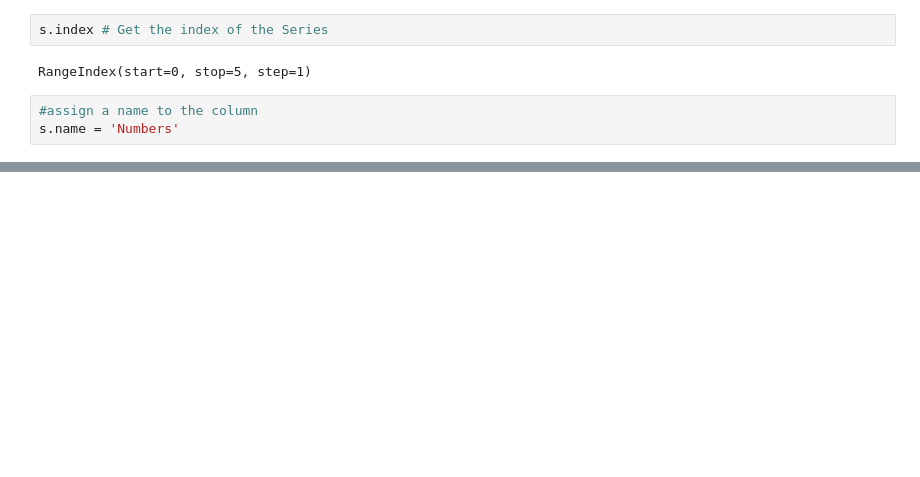
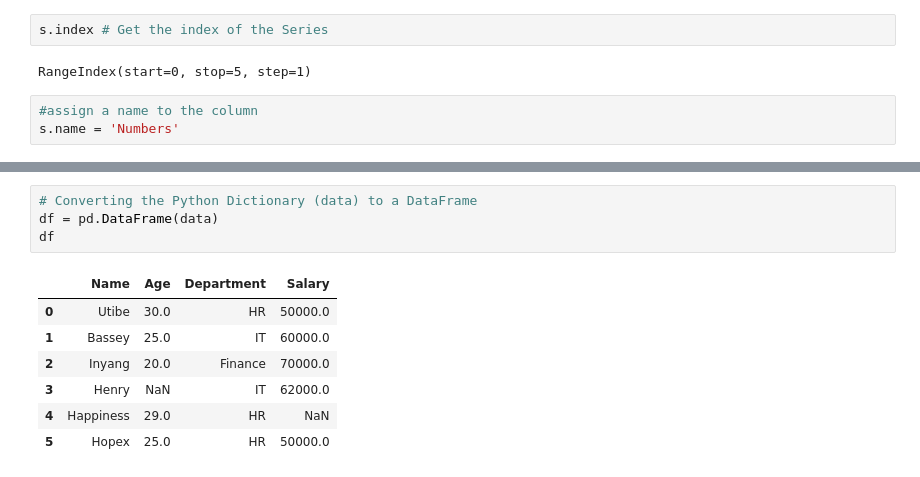
Before and after one commit to devbassey/Pandas-Tutorial, a Jupyter notebook: learning_pandas.ipynb, the cells around one changed output, grey strips where cells are left out. Saved outputs shown, nothing was run; the diff lists cells and outputs as text; blank space fills up the shorter version.

```diff
--- a/learning_pandas.ipynb
+++ b/learning_pandas.ipynb
@@ -60,0 +269,12 @@ Name: Numbers, dtype: int64
+# %%
+# Converting the Python Dictionary (data) to a DataFrame
+df = pd.DataFrame(data)
+df
+# %% [output]
+|  | Name | Age | Department | Salary |
+| 0 | Utibe | 30.0 | HR | 50000.0 |
+| 1 | Bassey | 25.0 | IT | 60000.0 |
+| 2 | Inyang | 20.0 | Finance | 70000.0 |
+| 3 | Henry | NaN | IT | 62000.0 |
+| 4 | Happiness | 29.0 | HR | NaN |
+| 5 | Hopex | 25.0 | HR | 50000.0 |
```
Also changed, not shown: parts of 55 cells of this notebook.
